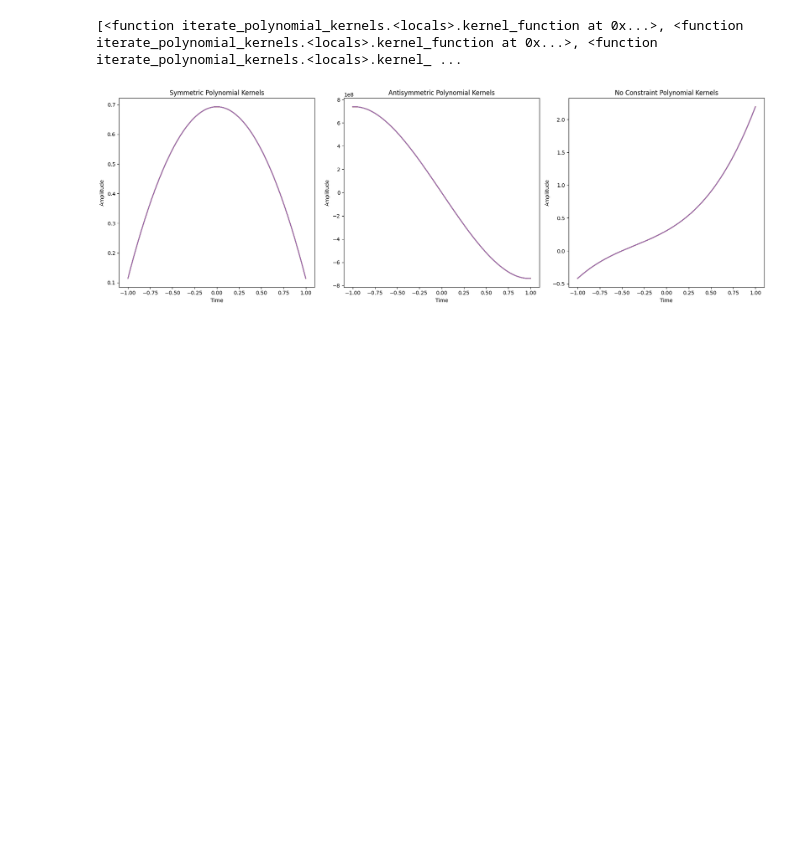
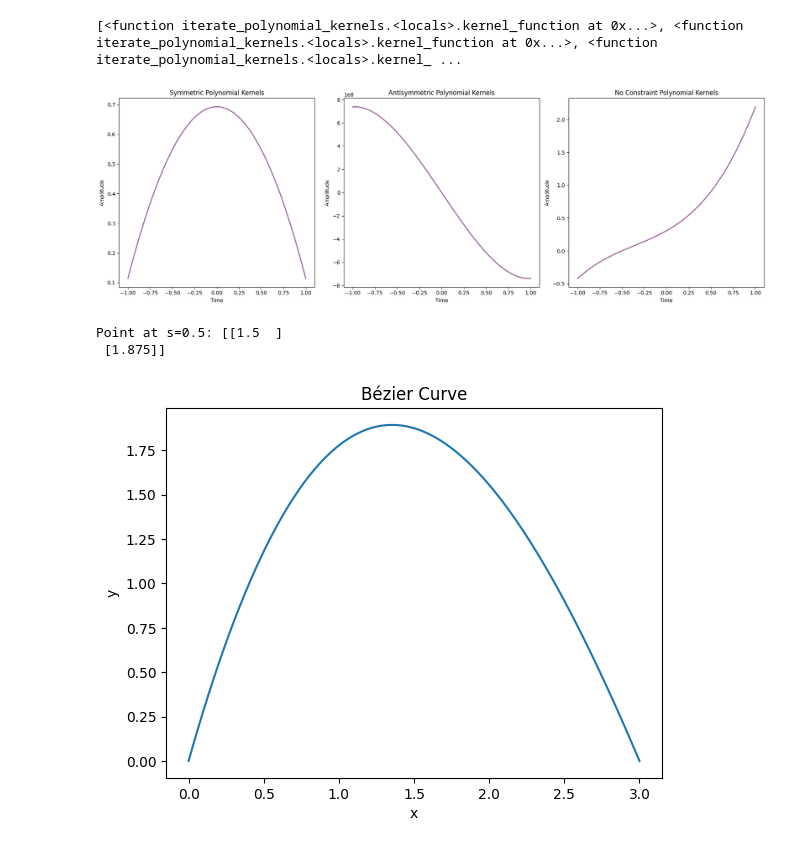
Before and after one commit to okuhlemadondo/Formulaic-Alpha-Search, a Jupyter notebook: transform-implementations.ipynb, the cells around one changed output. Cells and saved outputs as stored; diff of their text form; code cells hidden in the pictures; blank space fills up the shorter version.

```diff
--- a/transform-implementations.ipynb
+++ b/transform-implementations.ipynb
@@ -543,3 +563,31 @@ plt.show()
 # %% [output]
 [<function iterate_polynomial_kernels.<locals>.kernel_function at 0x...>, <function iterate_polynomial_kernels.<locals>.kernel_function at 0x...>, <function iterate_polynomial_kernels.<locals>.kernel_ ...
 [figure]
+# %%
+import bezier
+import numpy as np
+
+# Example: Creating a Cubic Bézier Curve
+nodes = np.asfortranarray([
+    [0.0, 1.0, 2.0, 3.0],  # x-coordinates of control points
+    [0.0, 3.0, 2.0, 0.0],   # y-coordinates of control points
+])
+curve = bezier.Curve(nodes, degree=3)
+
+# Evaluate the curve at a parameter value (t between 0 and 1)
+s = 0.5
+point = curve.evaluate(s)
+print(f"Point at s={s}: {point}")
+
+# Plot the curve (requires matplotlib)
+import matplotlib.pyplot as plt
+
+curve.plot(num_pts=256)
+plt.title("Bézier Curve")
+plt.xlabel("x")
+plt.ylabel("y")
+plt.show()
+# %% [output]
+Point at s=0.5: [[1.5  ]
+ [1.875]]
+[figure, added]
```
Also changed, not shown: parts of 3 cells of this notebook.
